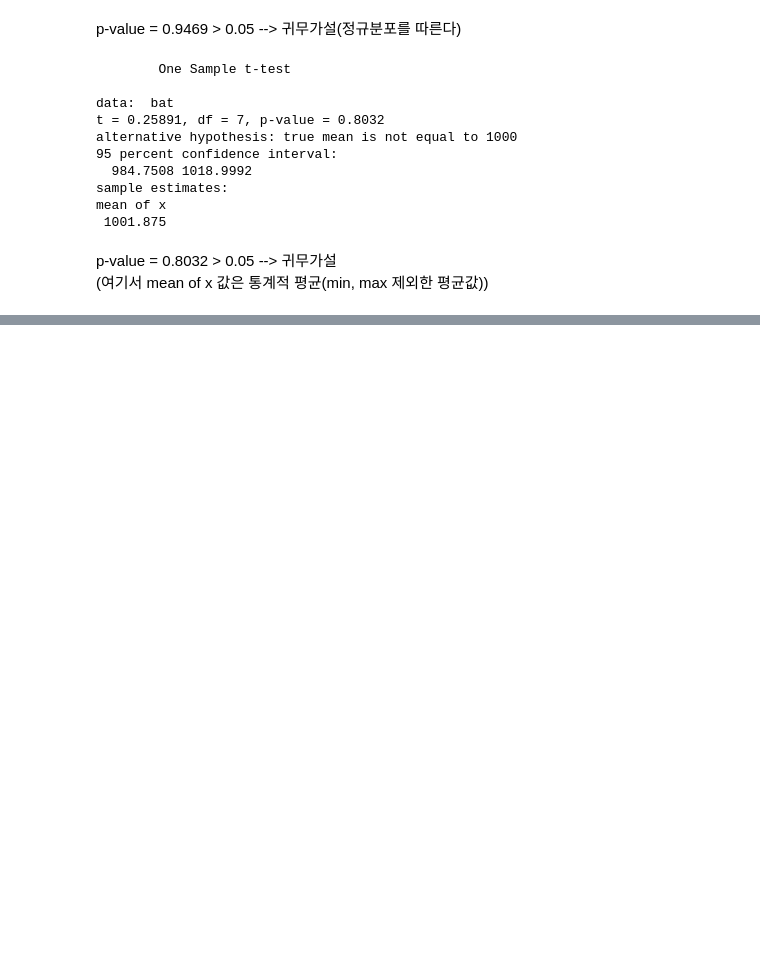
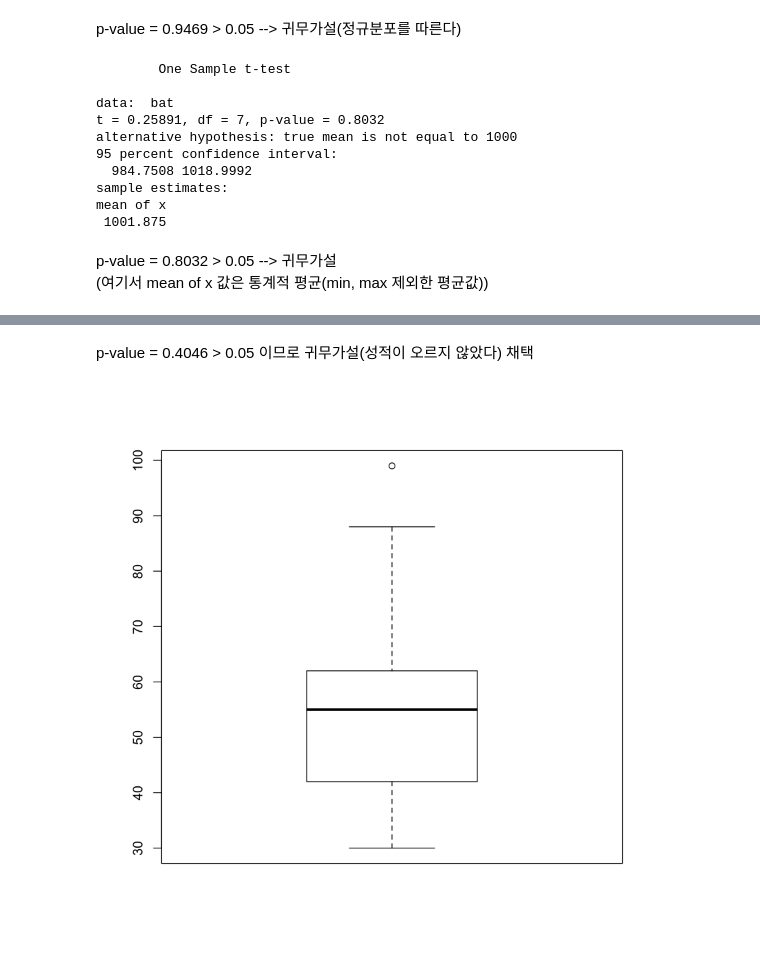
Before and after one commit to HyeogDo/R_study, a Jupyter notebook: 14. 가설 검정.ipynb, the cells around one changed output, grey strips where cells are left out. Cells and saved outputs as stored; diff of their text form; code cells hidden in the pictures; blank space fills up the shorter version.

```diff
--- a/14. 가설 검정.ipynb
+++ b/14. 가설 검정.ipynb
@@ -112,3 +112,13 @@ mean of x
 # %% [markdown]
 p-value = 0.8032 > 0.05 --> 귀무가설
 (여기서 mean of x 값은 통계적 평균(min, max 제외한 평균값))
+# %%
+# 어떤 학급의 수학 점수 평균 : 55점
+# 0교시 수업을 한 후에 학생들의 성적이 올랐을까?
+# 귀무가설 : 성적은 오르지 않았다
+# 대립가설 : 성적이 올랐다
+exam <- read.csv("../Data/exam.csv")
+head(exam)
+tail(exam)
+summary(exam)
+str(exam)
@@ -114,0 +175,6 @@ p-value = 0.8032 > 0.05 --> 귀무가설
+# %% [markdown]
+p-value = 0.4046 > 0.05 이므로 귀무가설(성적이 오르지 않았다) 채택
+# %%
+boxplot(exam$score)
+# %% [output]
+[figure, added]
```
Also changed, not shown: parts of 27 cells of this notebook, 1 other file.
